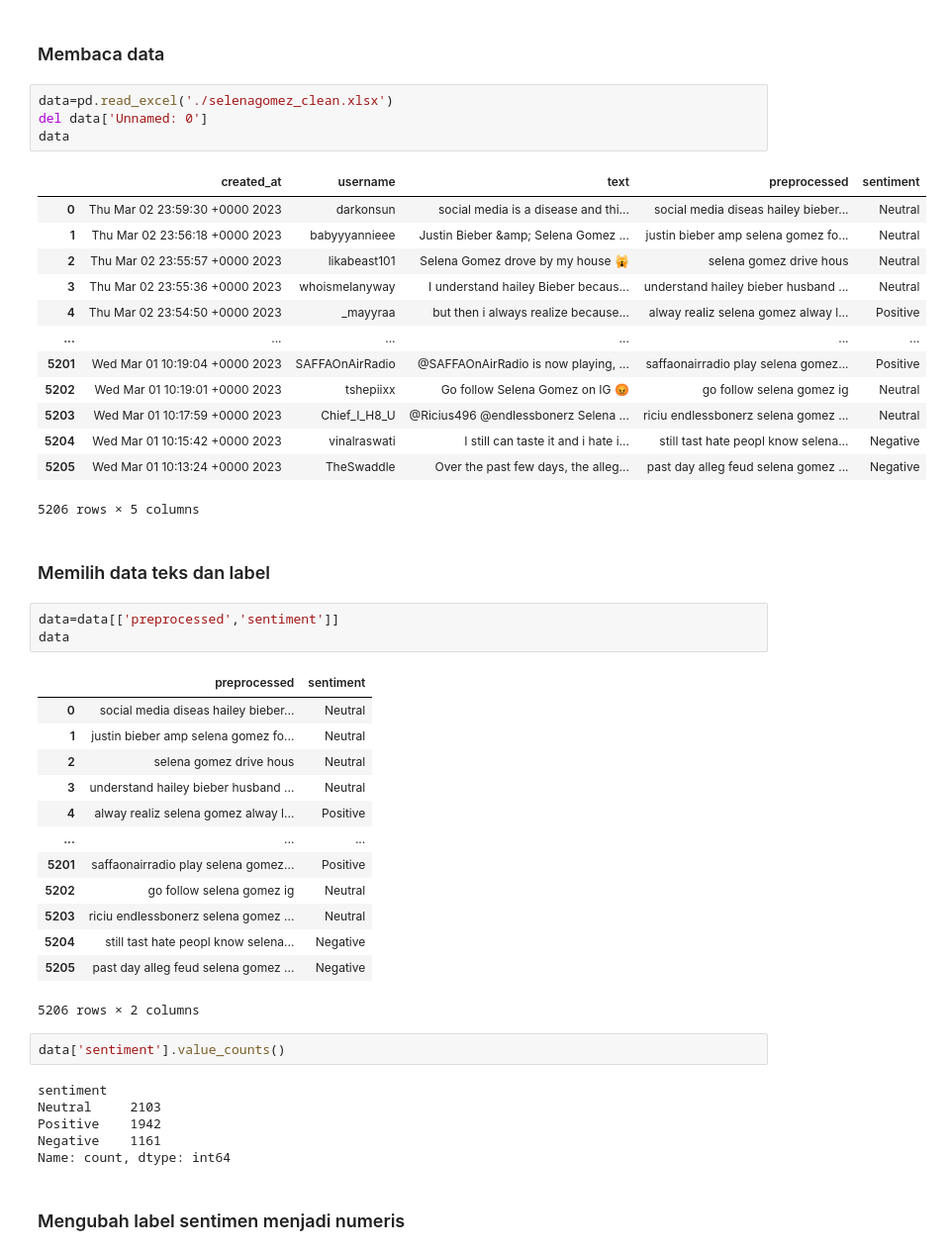
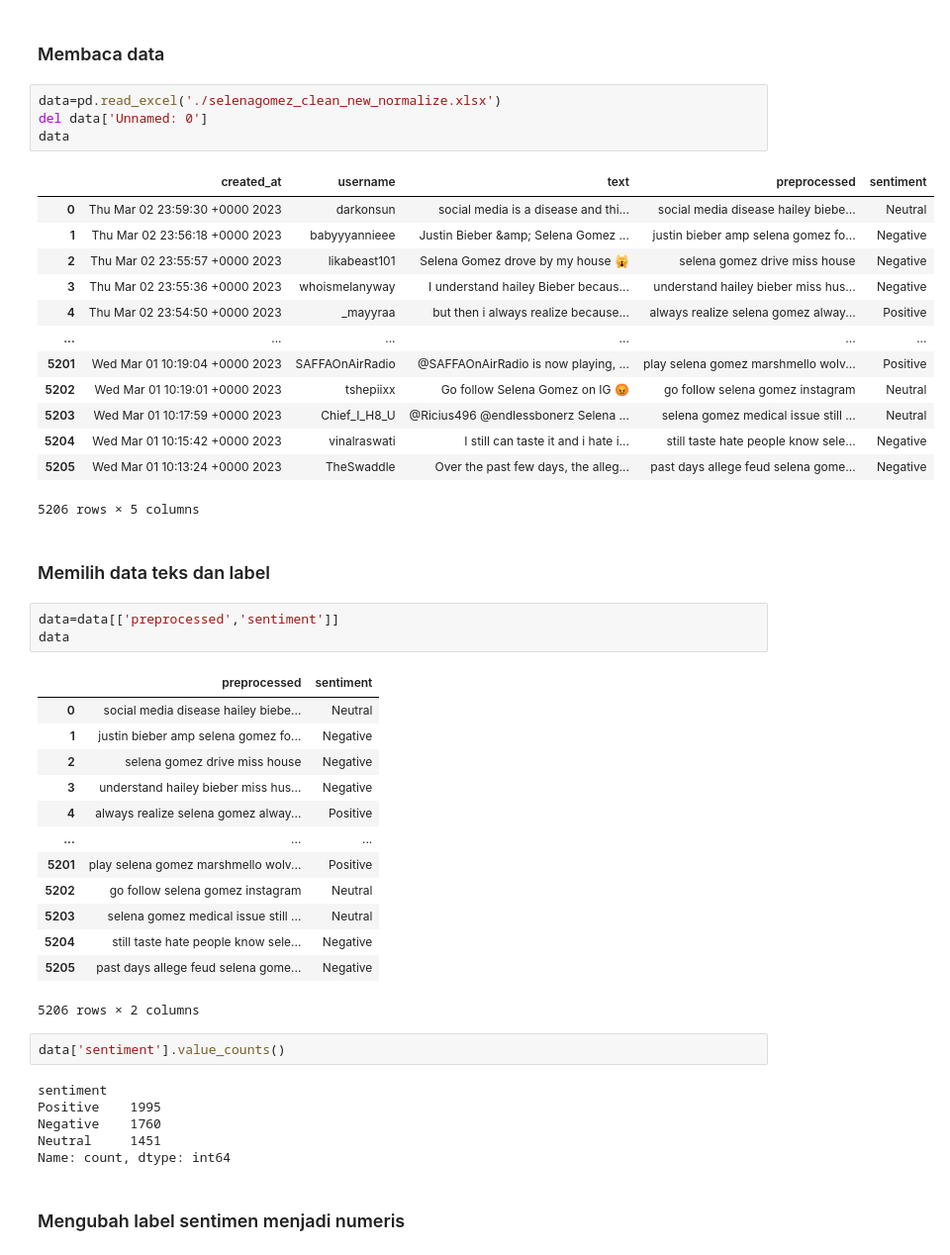
Before and after one commit to adrianuscharlie/ML-hate-speech-detection, a Jupyter notebook: Selena Gomez/notebook.ipynb, the cells around one changed output. Shown at 99% size. Drawn from its saved outputs; the diff is of its cells as text.

```diff
--- a/Selena Gomez/notebook.ipynb
+++ b/Selena Gomez/notebook.ipynb
@@ -8,22 +8,22 @@ from tensorflow.keras.preprocessing.sequence import pad_sequences
 # %% [markdown]
 ### Membaca data
 # %%
-data=pd.read_excel('./selenagomez_clean.xlsx')
+data=pd.read_excel('./selenagomez_clean_new_normalize.xlsx')
 del data['Unnamed: 0']
 data
 # %% [output]
 |  | created_at | username | text | preprocessed | sentiment |
-| 0 | Thu Mar 02 23:59:30 +0000 2023 | darkonsun | social media is a disease and thi... | social media diseas hailey bieber... | Neutral |
-| 1 | Thu Mar 02 23:56:18 +0000 2023 | babyyyannieee | Justin Bieber &amp; Selena Gomez ... | justin bieber amp selena gomez fo... | Neutral |
-| 2 | Thu Mar 02 23:55:57 +0000 2023 | likabeast101 | Selena Gomez drove by my house 🙀 | selena gomez drive hous | Neutral |
-| 3 | Thu Mar 02 23:55:36 +0000 2023 | whoismelanyway | I understand hailey Bieber becaus... | understand hailey bieber husband ... | Neutral |
-| 4 | Thu Mar 02 23:54:50 +0000 2023 | _mayyraa | but then i always realize because... | alway realiz selena gomez alway l... | Positive |
+| 0 | Thu Mar 02 23:59:30 +0000 2023 | darkonsun | social media is a disease and thi... | social media disease hailey biebe... | Neutral |
+| 1 | Thu Mar 02 23:56:18 +0000 2023 | babyyyannieee | Justin Bieber &amp; Selena Gomez ... | justin bieber amp selena gomez fo... | Negative |
+| 2 | Thu Mar 02 23:55:57 +0000 2023 | likabeast101 | Selena Gomez drove by my house 🙀 | selena gomez drive miss house | Negative |
+| 3 | Thu Mar 02 23:55:36 +0000 2023 | whoismelanyway | I understand hailey Bieber becaus... | understand hailey bieber miss hus... | Negative |
+| 4 | Thu Mar 02 23:54:50 +0000 2023 | _mayyraa | but then i always realize because... | always realize selena gomez alway... | Positive |
 | ... | ... | ... | ... | ... | ... |
-| 5201 | Wed Mar 01 10:19:04 +0000 2023 | SAFFAOnAirRadio | @SAFFAOnAirRadio is now playing, ... | saffaonairradio play selena gomez... | Positive |
-| 5202 | Wed Mar 01 10:19:01 +0000 2023 | tshepiixx | Go follow Selena Gomez on IG 😡 | go follow selena gomez ig | Neutral |
-| 5203 | Wed Mar 01 10:17:59 +0000 2023 | Chief_I_H8_U | @Ricius496 @endlessbonerz Selena ... | riciu endlessbonerz selena gomez ... | Neutral |
-| 5204 | Wed Mar 01 10:15:42 +0000 2023 | vinalraswati | I still can taste it and i hate i... | still tast hate peopl know selena... | Negative |
-| 5205 | Wed Mar 01 10:13:24 +0000 2023 | TheSwaddle | Over the past few days, the alleg... | past day alleg feud selena gomez ... | Negative |
+| 5201 | Wed Mar 01 10:19:04 +0000 2023 | SAFFAOnAirRadio | @SAFFAOnAirRadio is now playing, ... | play selena gomez marshmello wolv... | Positive |
+| 5202 | Wed Mar 01 10:19:01 +0000 2023 | tshepiixx | Go follow Selena Gomez on IG 😡 | go follow selena gomez instagram | Neutral |
+| 5203 | Wed Mar 01 10:17:59 +0000 2023 | Chief_I_H8_U | @Ricius496 @endlessbonerz Selena ... | selena gomez medical issue still ... | Neutral |
+| 5204 | Wed Mar 01 10:15:42 +0000 2023 | vinalraswati | I still can taste it and i hate i... | still taste hate people know sele... | Negative |
+| 5205 | Wed Mar 01 10:13:24 +0000 2023 | TheSwaddle | Over the past few days, the alleg... | past days allege feud selena gome... | Negative |
 5206 rows × 5 columns
 # %% [markdown]
 ### Memilih data teks dan label
@@ -32,25 +32,25 @@ data=data[['preprocessed','sentiment']]
 data
 # %% [output]
 |  | preprocessed | sentiment |
-| 0 | social media diseas hailey bieber... | Neutral |
-| 1 | justin bieber amp selena gomez fo... | Neutral |
-| 2 | selena gomez drive hous | Neutral |
-| 3 | understand hailey bieber husband ... | Neutral |
-| 4 | alway realiz selena gomez alway l... | Positive |
+| 0 | social media disease hailey biebe... | Neutral |
+| 1 | justin bieber amp selena gomez fo... | Negative |
+| 2 | selena gomez drive miss house | Negative |
+| 3 | understand hailey bieber miss hus... | Negative |
+| 4 | always realize selena gomez alway... | Positive |
 | ... | ... | ... |
-| 5201 | saffaonairradio play selena gomez... | Positive |
-| 5202 | go follow selena gomez ig | Neutral |
-| 5203 | riciu endlessbonerz selena gomez ... | Neutral |
-| 5204 | still tast hate peopl know selena... | Negative |
-| 5205 | past day alleg feud selena gomez ... | Negative |
+| 5201 | play selena gomez marshmello wolv... | Positive |
+| 5202 | go follow selena gomez instagram | Neutral |
+| 5203 | selena gomez medical issue still ... | Neutral |
+| 5204 | still taste hate people know sele... | Negative |
+| 5205 | past days allege feud selena gome... | Negative |
 5206 rows × 2 columns
 # %%
 data['sentiment'].value_counts()
 # %% [output]
 sentiment
-Neutral     2103
-Positive    1942
-Negative    1161
+Positive    1995
+Negative    1760
+Neutral     1451
 Name: count, dtype: int64
 # %% [markdown]
 ### Mengubah label sentimen menjadi numeris
```
Also changed, not shown: parts of 24 cells of this notebook, 50 other files.
